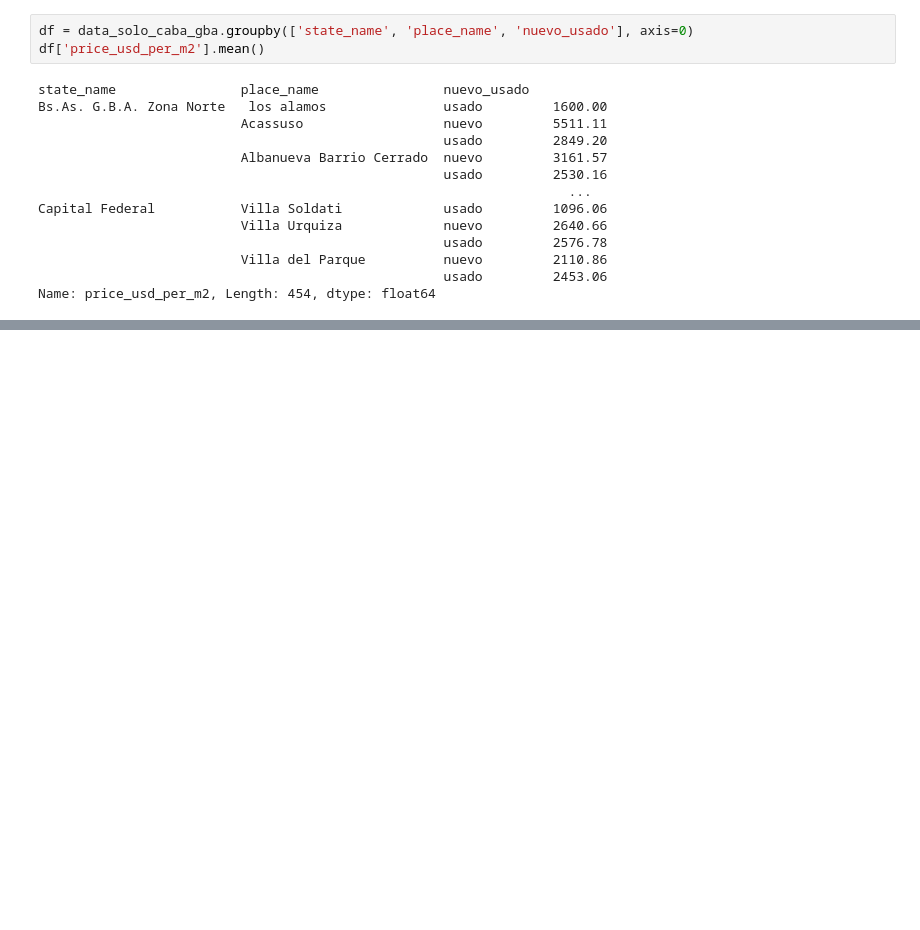
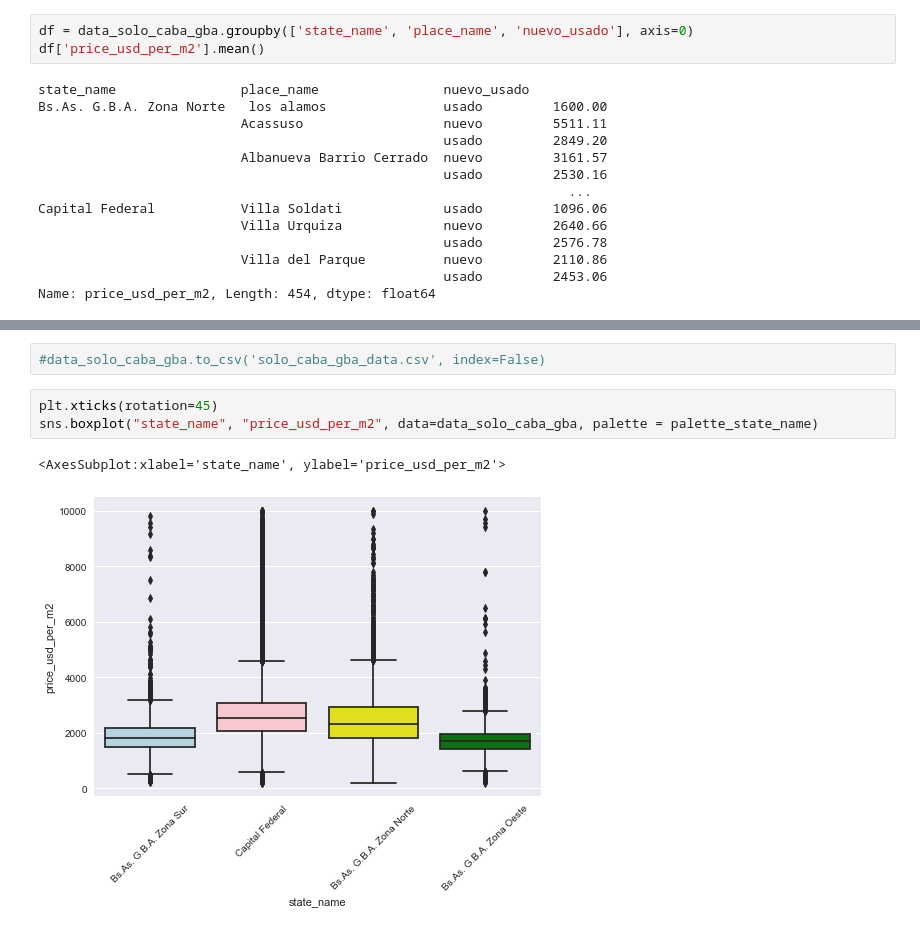
Before and after one commit to Sergio-Piazza/TP1_Grupo_7_Dhdsblend, a Jupyter notebook: Desafio_1_Grupo_7.ipynb, the cells around one changed output, grey strips where cells are left out. Drawn from its saved outputs; the diff is of its cells as text; blank space fills up the shorter version.

```diff
--- a/Desafio_1_Grupo_7.ipynb
+++ b/Desafio_1_Grupo_7.ipynb
@@ -1902,0 +1970,8 @@ Name: price_usd_per_m2, Length: 454, dtype: float64
+# %%
+#data_solo_caba_gba.to_csv('solo_caba_gba_data.csv', index=False)
+# %%
+plt.xticks(rotation=45)
+sns.boxplot("state_name", "price_usd_per_m2", data=data_solo_caba_gba, palette = palette_state_name)
+# %% [output]
+<AxesSubplot:xlabel='state_name', ylabel='price_usd_per_m2'>
+[figure, added]
```
Also changed, not shown: parts of 6 cells of this notebook.
